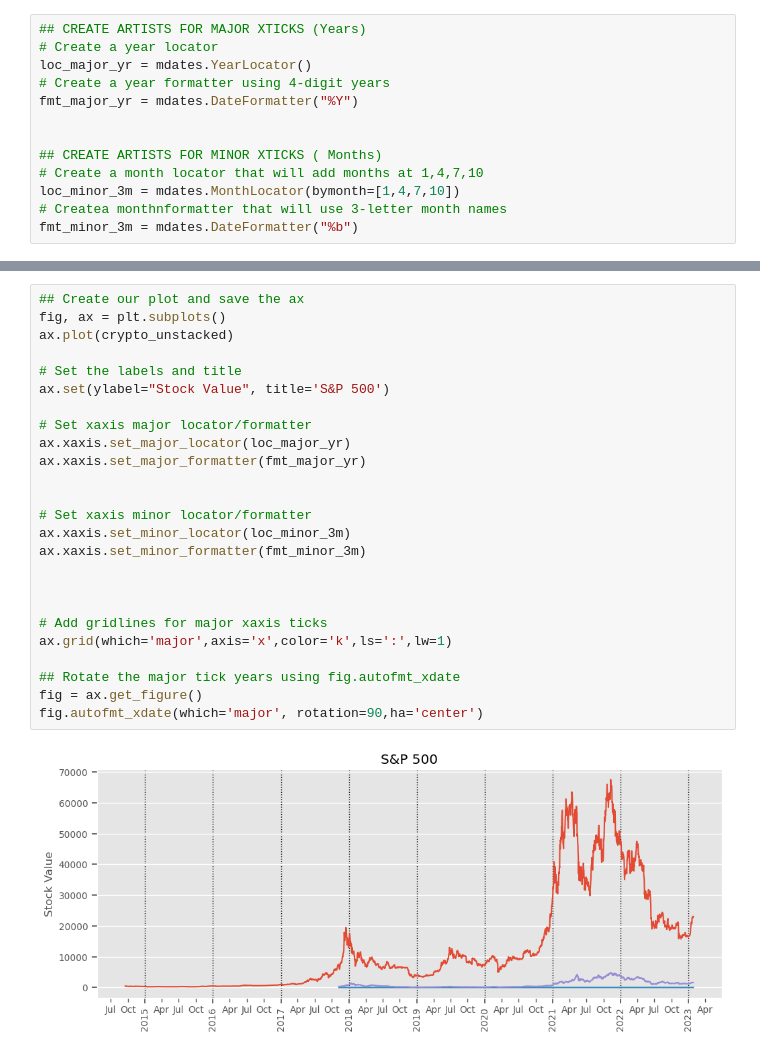
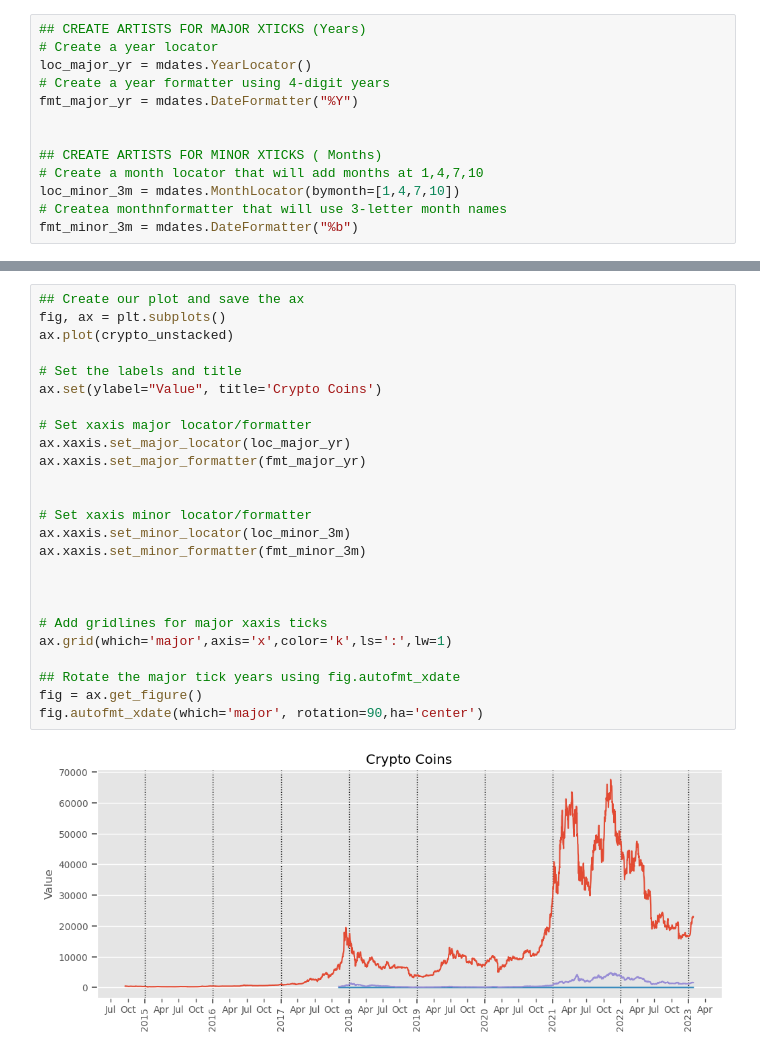
Before and after one commit to erwincarlogonzales/data-viz-time-series-analysis-codealongs, a Jupyter notebook: Solutions/SOLUTIONS Wk18-Lecture01-CodeAlong-Crypto.ipynb, the cells around one changed output, grey strips where cells are left out. Drawn from its saved outputs; the diff is of its cells as text.

```diff
--- a/Solutions/SOLUTIONS Wk18-Lecture01-CodeAlong-Crypto.ipynb
+++ b/Solutions/SOLUTIONS Wk18-Lecture01-CodeAlong-Crypto.ipynb
@@ -521,28 +521,28 @@ ax.xaxis.set_minor_formatter(fmt_minor_3m)
 # %%
 ## Create our plot and save the ax
 fig, ax = plt.subplots()
 ax.plot(crypto_unstacked)
 
 # Set the labels and title
-ax.set(ylabel="Stock Value", title='S&P 500')
+ax.set(ylabel="Value", title='Crypto Coins')
 
 # Set xaxis major locator/formatter
 ax.xaxis.set_major_locator(loc_major_yr)
 ax.xaxis.set_major_formatter(fmt_major_yr)
 
 
 # Set xaxis minor locator/formatter
 ax.xaxis.set_minor_locator(loc_minor_3m)
 ax.xaxis.set_minor_formatter(fmt_minor_3m)
 
 
 
 # Add gridlines for major xaxis ticks
 ax.grid(which='major',axis='x',color='k',ls=':',lw=1)
 
 ## Rotate the major tick years using fig.autofmt_xdate
 fig = ax.get_figure()
 fig.autofmt_xdate(which='major', rotation=90,ha='center')
 # %% [output]
-[figure, old version]
+[figure, new version]
 # %%
```
Also changed, not shown: parts of 5 cells of this notebook.
